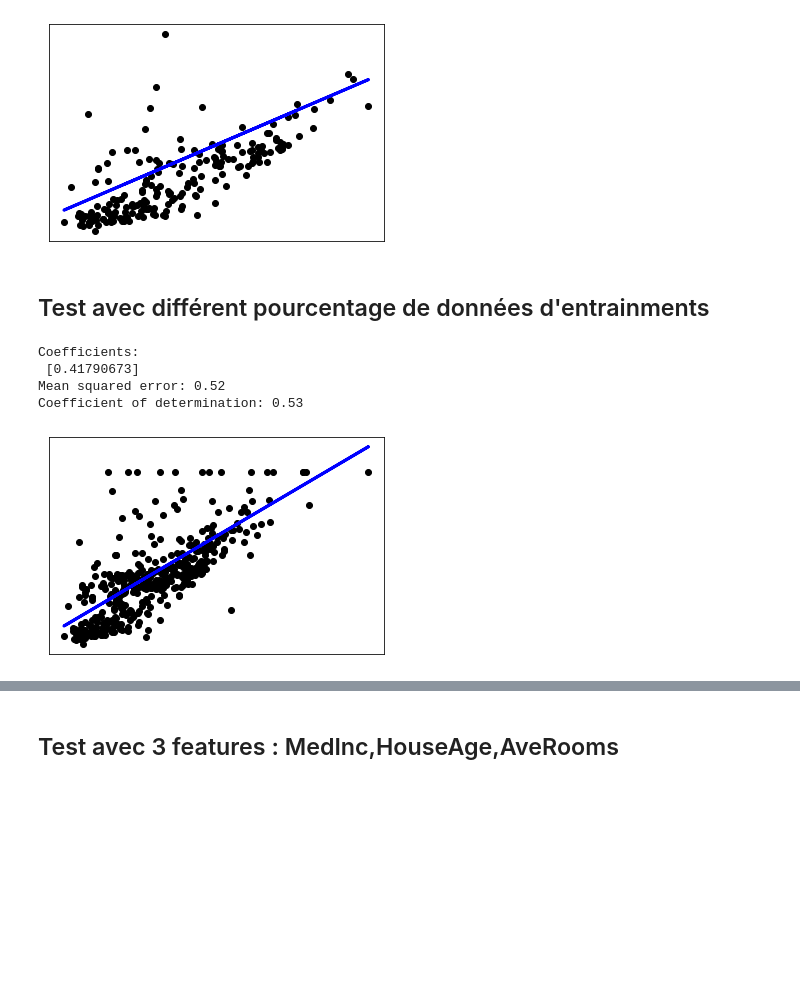
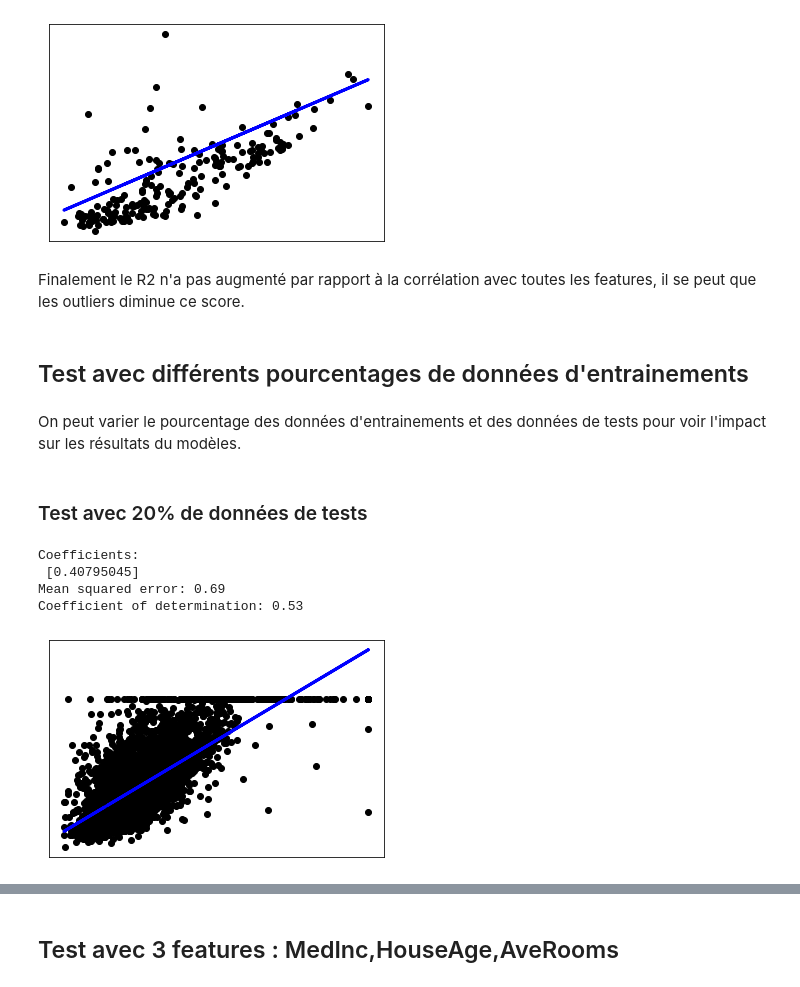
Before and after one commit to lilifull/Brief-8-, a Jupyter notebook: Problematique_2.ipynb, the cells around one changed output, grey strips where cells are left out. Drawn from its saved outputs; the diff is of its cells as text; code cells hidden in the pictures; blank space fills up the shorter version.

```diff
--- a/Problematique_2.ipynb
+++ b/Problematique_2.ipynb
@@ -122,34 +142,34 @@ Coefficient of determination: 0.54
 # %%
-MedInc_X = np.array(california_housing.data.MedInc.values)[:,np.newaxis]
-Target2_y = np.array(california_housing.target)
+MedInc_X = np.array(california_housing.data.MedInc.values)[:, np.newaxis]
+Target_y = np.array(california_housing.target)
 
 # Split the data into training/testing sets
 MedInc_X_train = MedInc_X[:-200]
 MedInc_X_test = MedInc_X[-200:]
 
 # Split the targets into training/testing sets
-Target2_y_train = Target2_y[:-200]
-Target2_y_test = Target2_y[-200:]
+Target_y_train = Target_y[:-200]
+Target_y_test = Target_y[-200:]
 
 # Create linear regression object
-regr2 = linear_model.LinearRegression()
+regr = linear_model.LinearRegression()
 
 # Train the model using the training sets
-regr2.fit(MedInc_X_train, Target2_y_train)
+regr.fit(MedInc_X_train, Target_y_train)
 
 # Make predictions using the testing set
-Target2_y_pred = regr2.predict(MedInc_X_test)
+Target_y_pred = regr.predict(MedInc_X_test)
 
 # The coefficients
-print("Coefficients: \n", regr2.coef_)
+print("Coefficients: \n", regr.coef_)
 # The mean squared error
-print("Mean squared error: %.2f" % mean_squared_error(Target2_y_test, Target2_y_pred))
+print("Mean squared error: %.2f" % mean_squared_error(Target_y_test, Target_y_pred))
 # The coefficient of determination: 1 is perfect prediction
-print("Coefficient of determination: %.2f" % r2_score(Target2_y_test, Target2_y_pred))
+print("Coefficient of determination: %.2f" % r2_score(Target_y_test, Target_y_pred))
 
 # Plot outputs
-plt.scatter(MedInc_X_test, Target2_y_test, color="black")
-plt.plot(MedInc_X_test, Target2_y_pred, color="blue", linewidth=3)
+plt.scatter(MedInc_X_test, Target_y_test, color="black")
+plt.plot(MedInc_X_test, Target_y_pred, color="blue", linewidth=3)
 
 plt.xticks(())
 plt.yticks(())
@@ -161,5 +181,7 @@ Coefficients:
 Mean squared error: 0.48
 Coefficient of determination: 0.32
 [figure]
+# %% [markdown]
+Finalement le R2 n'a pas augmenté par rapport à la corrélation avec toutes les features, il se peut que les outliers diminue ce score.
 # %% [markdown]
-## Test avec différent pourcentage de données d'entrainments
+## Test avec différents pourcentages de données d'entrainements
@@ -171,30 +188,39 @@ X_train, X_test, y_train, y_test = train_test_split(
+# %% [markdown]
+On peut varier le pourcentage des données d'entrainements et des données de tests pour voir l'impact sur les résultats du modèles.
+# %% [markdown]
+### Test avec 20% de données de tests
 # %%
+# Split data
+X_train, X_test, y_train, y_test = train_test_split(
+    MedInc_X, Target_y, test_size=0.20, shuffle=False
+)
+
 # Create linear regression object
-regr3 = linear_model.LinearRegression()
+regr = linear_model.LinearRegression()
 
 # Train the model using the training sets
-regr3.fit(X_train, y_train)
+regr.fit(X_train, y_train)
 # Make predictions using the testing set
-y_pred = regr3.predict(X_test)
+y_pred = regr.predict(X_test)
 
 # The coefficients
-print("Coefficients: \n", regr2.coef_)
+print("Coefficients: \n", regr.coef_)
 # The mean squared error
 print("Mean squared error: %.2f" % mean_squared_error(y_test, y_pred))
 # The coefficient of determination: 1 is perfect prediction
 print("Coefficient of determination: %.2f" % r2_score(y_test, y_pred))
 
 # Plot outputs
 plt.scatter(X_test, y_test, color="black")
 plt.plot(X_test, y_pred, color="blue", linewidth=3)
 
 plt.xticks(())
 plt.yticks(())
 
 plt.show()
 # %% [output]
 Coefficients:
- [0.41790673]
-Mean squared error: 0.52
+ [0.40795045]
+Mean squared error: 0.69
 Coefficient of determination: 0.53
-[figure, old version]
+[figure, new version]
```
Also changed, not shown: parts of 26 cells of this notebook, 3 other files.
